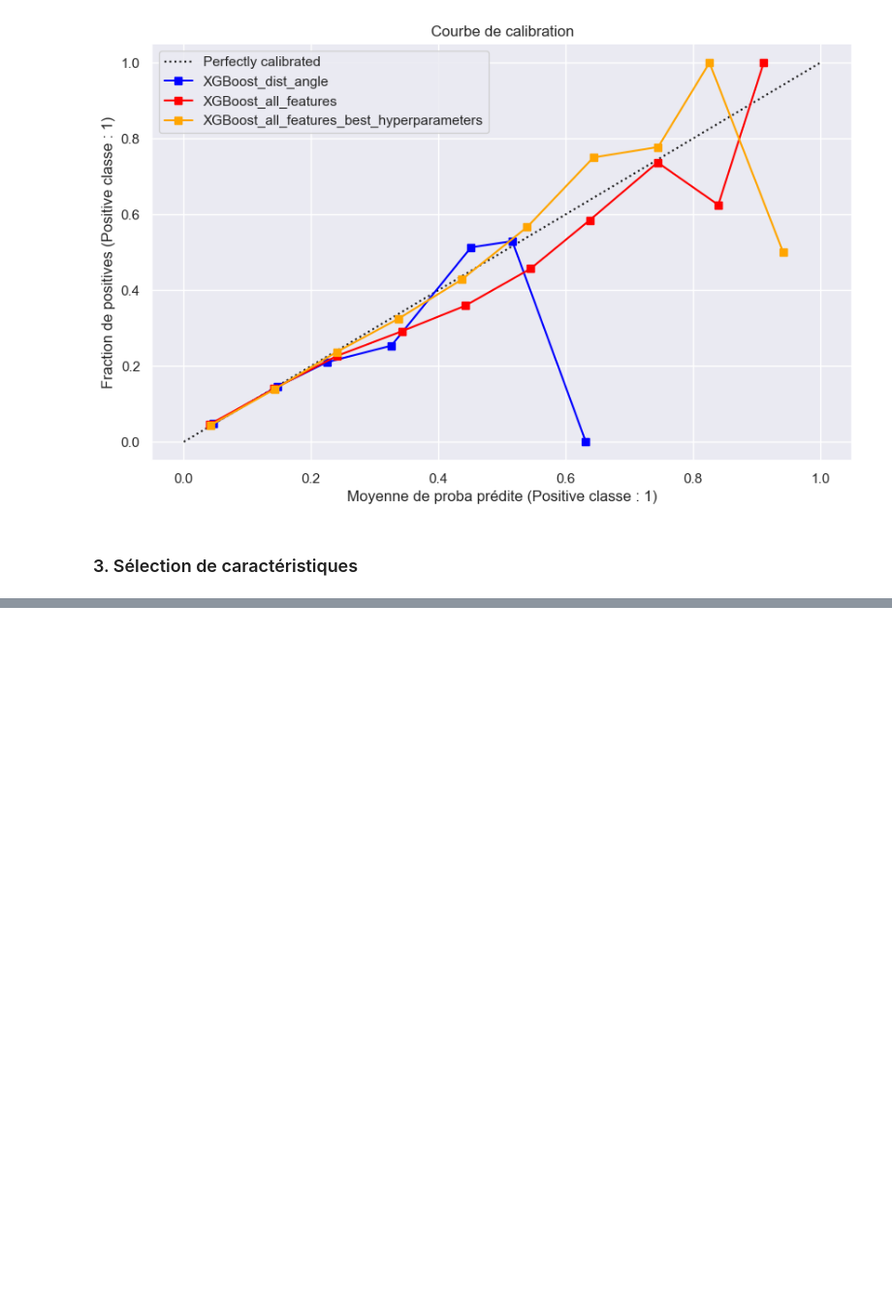
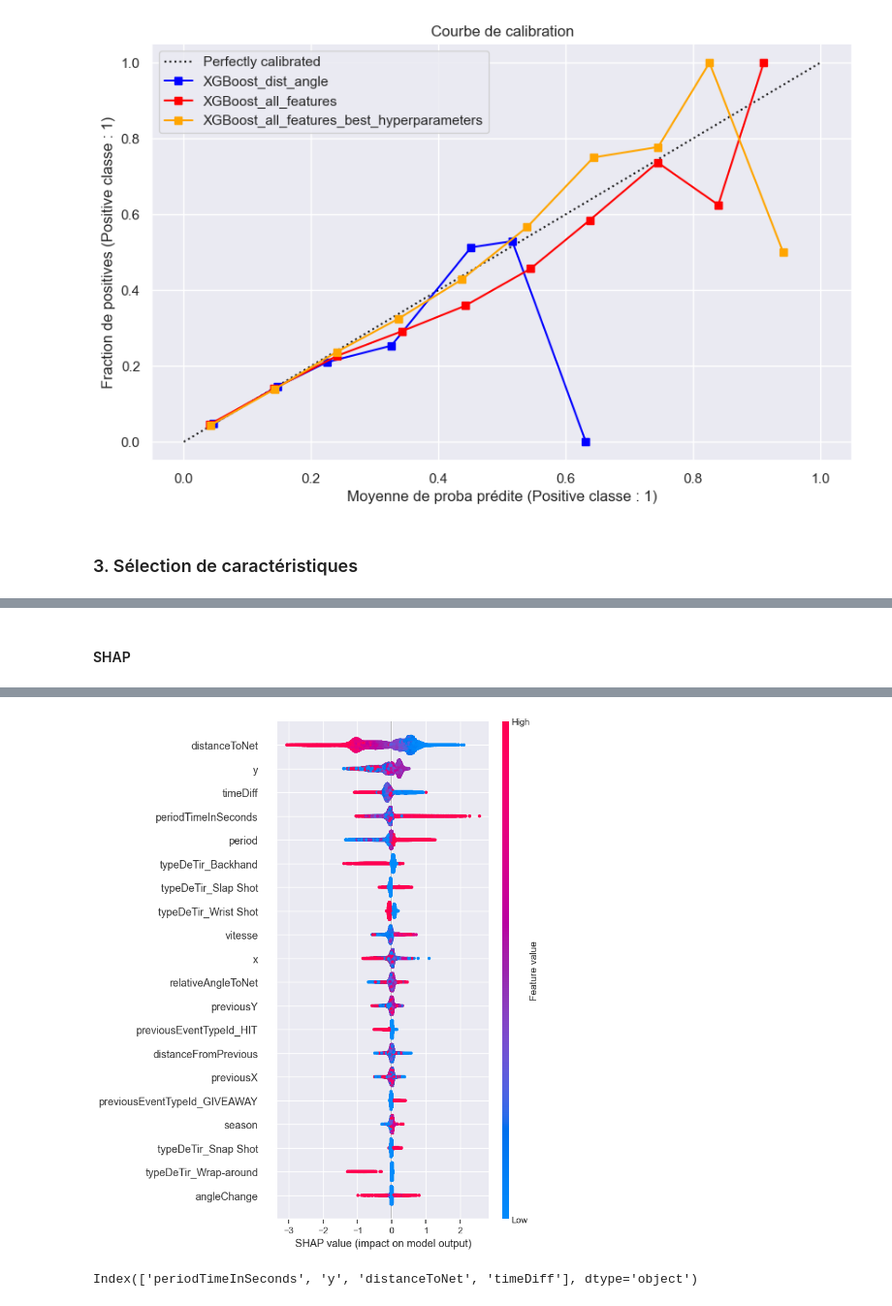
Before and after one commit to Alexia57/A02-projet, a Jupyter notebook: notebooks/Milestone2_Advanced_Models.ipynb, the cells around one changed output, grey strips where cells are left out. Shown at 97% size. Drawn from its saved outputs; the diff is of its cells as text; code cells hidden in the pictures; blank space fills up the shorter version.

```diff
--- a/notebooks/Milestone2_Advanced_Models.ipynb
+++ b/notebooks/Milestone2_Advanced_Models.ipynb
@@ -478,0 +602,7 @@ plot_calibration_curve(models, X_list, y_list, nom_models)
+# %% [markdown]
+#### SHAP
+# %%
+explainer = shap.TreeExplainer(best_model)
+shap_values = explainer.shap_values(X_valid_2)
+shap.summary_plot(shap_values, X_valid_2)
+# %% [output]
@@ -478,0 +610,9 @@ plot_calibration_curve(models, X_list, y_list, nom_models)
+[figure, added]
+# %%
+# Sélection des caractéristiques basées sur SHAP
+selected_features_shap = X_valid_2.columns[np.abs(shap_values).mean(axis=0) > 0.1]
+print(selected_features_shap)
+X_train_shap = X_train[selected_features_shap]
+X_valid_shap = X_valid[selected_features_shap]
+# %% [output]
+Index(['periodTimeInSeconds', 'y', 'distanceToNet', 'timeDiff'], dtype='object')
```
Also changed, not shown: parts of 14 cells of this notebook.
